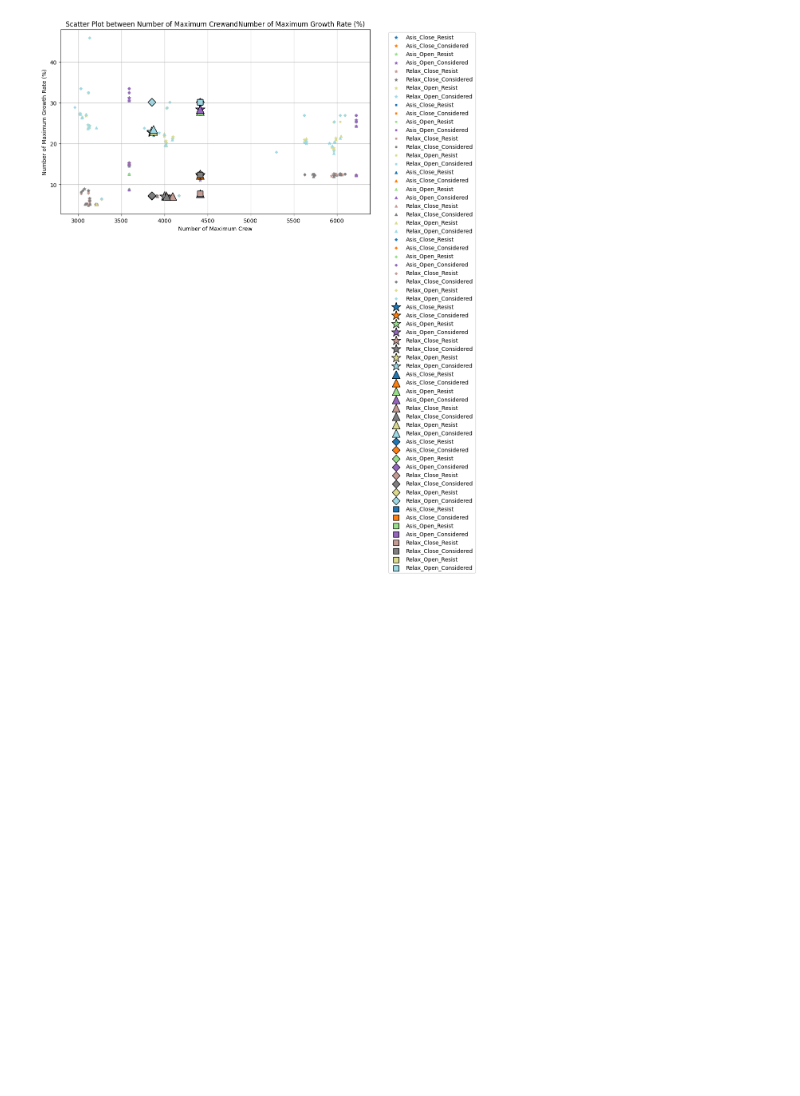
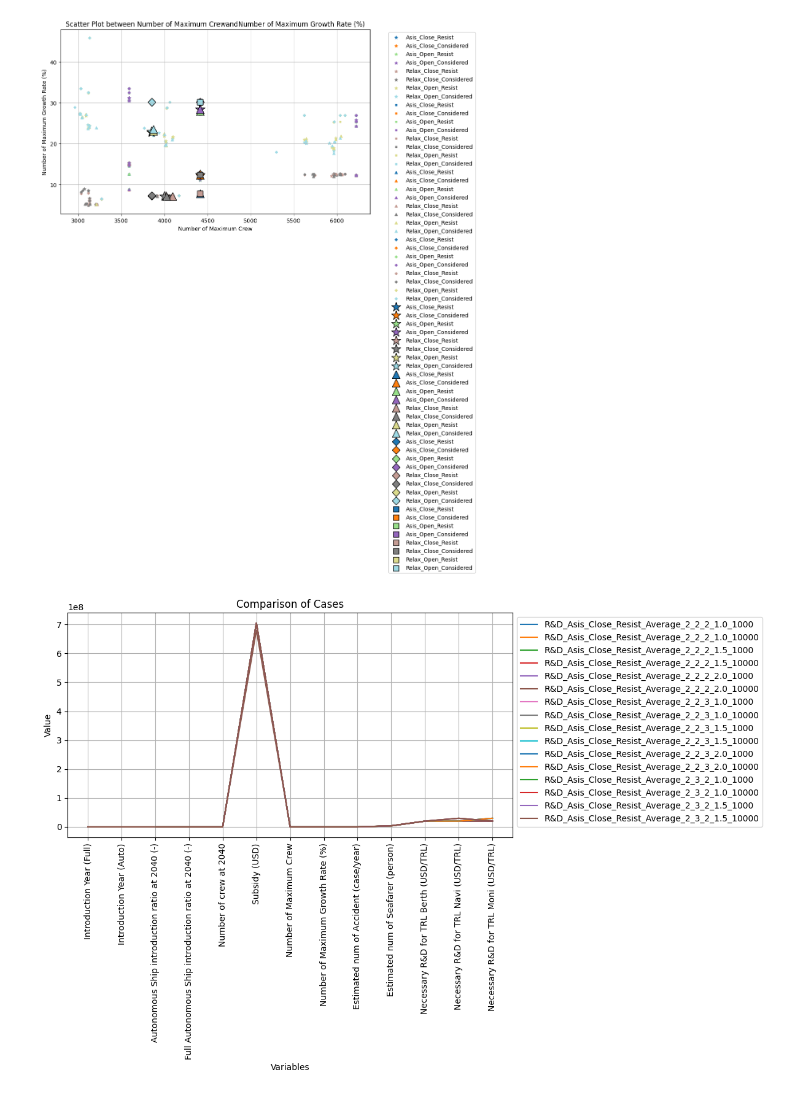
Before and after one commit to tnakash/autoship_trans_sim, a Jupyter notebook: scatter_plot.ipynb, the cells around one changed output. Cells and saved outputs as stored; diff of their text form; code cells hidden in the pictures; blank space fills up the shorter version.

```diff
--- a/scatter_plot.ipynb
+++ b/scatter_plot.ipynb
@@ -93,3 +93,52 @@ ax.grid(True)
 plt.show()
 # %% [output]
 [figure]
+# %%
+import pandas as pd
+import matplotlib.pyplot as plt
+
+# データをDataFrameに読み込む
+data = {
+    "Casename": ["R&D_Asis_Close_Resist_Average_2_2_2_1.0_1000", "R&D_Asis_Close_Resist_Average_2_2_2_1.0_10000",
+                 "R&D_Asis_Close_Resist_Average_2_2_2_1.5_1000", "R&D_Asis_Close_Resist_Average_2_2_2_1.5_10000",
+                 "R&D_Asis_Close_Resist_Average_2_2_2_2.0_1000", "R&D_Asis_Close_Resist_Average_2_2_2_2.0_10000",
+                 "R&D_Asis_Close_Resist_Average_2_2_3_1.0_1000", "R&D_Asis_Close_Resist_Average_2_2_3_1.0_10000",
+                 "R&D_Asis_Close_Resist_Average_2_2_3_1.5_1000", "R&D_Asis_Close_Resist_Average_2_2_3_1.5_10000",
+                 "R&D_Asis_Close_Resist_Average_2_2_3_2.0_1000", "R&D_Asis_Close_Resist_Average_2_2_3_2.0_10000",
+                 "R&D_Asis_Close_Resist_Average_2_3_2_1.0_1000", "R&D_Asis_Close_Resist_Average_2_3_2_1.0_10000",
+                 "R&D_Asis_Close_Resist_Average_2_3_2_1.5_1000", "R&D_Asis_Close_Resist_Average_2_3_2_1.5_10000"],
+    "Introduction Year (Full)": [2034, 2034, 2034, 2034, 2034, 2034, 2034, 2034, 2034, 2034, 2034, 2034, 2040, 2040, 2040, 2040],
+    "Introduction Year (Auto)": [2048, 2048, 2048, 2048, 2048, 2048, None, None, None, None, None, None, None, None, None, None],
+    "Autonomous Ship introduction ratio at 2040 (-)": [63.70143149, 63.70143149, 63.70143149, 63.70143149, 92.22903885, 92.22903885, 63.70143149, 63.70143149, 63.70143149, 63.70143149, 92.22903885, 92.22903885, 9.81595092, 9.81595092, 20.14314928, 20.14314928],
+    "Full Autonomous Ship introduction ratio at 2040 (-)": [0, 0, 0, 0, 0, 0, 0, 0, 0, 0, 0, 0, 0, 0, 0, 0],
+    "Number of crew at 2040": [3851, 3851, 3851, 3851, 3990.5, 3990.5, 3851, 3851, 3851, 3851, 3990.5, 3990.5, 4171, 4171, 4070, 4070],
+    "Subsidy (USD)": [705000000, 705000000, 705000000, 705000000, 705000000, 680000000, 705000000, 705000000, 705000000, 705000000, 705000000, 705000000, 705000000, 705000000, 705000000, 705000000],
+    "Number of Maximum Crew": [4411, 4411, 4411, 4411, 4411, 4411, 4411, 4411, 4411, 4411, 4411, 4411, 4411, 4411, 4411, 4411],
+    "Number of Maximum Growth Rate (%)": [31.94500067, 31.94500067, 27.48800959, 27.48800959, 26.53622251, 27.5862069, 7.284079084, 7.284079084, 7.730673317, 7.730673317, 12.44615733, 27.48027731, 7.284079084, 7.284079084, 7.730673317, 7.730673317],
+    "Estimated num of Accident (case/year)": [0.042093446, 0.042093446, 0.04147469, 0.04147469, 0.038949005, 0.038901842, 0.042477019, 0.042477019, 0.041984593, 0.041984593, 0.040770459, 0.040745879, 0.043361355, 0.043361355, 0.042680275, 0.042680275],
+    "Estimated num of Seafarer (person)": [3773444.536, 3773444.536, 3616977.955, 3616977.955, 3427972.904, 3393711.578, 3860683.66, 3860683.66, 3745408.982, 3745408.982, 3647558.636, 3602137.907, 4128039.469, 4128039.469, 3982301.578, 3982301.578],
+    "Necessary R&D for TRL Berth (USD/TRL)": [20000000, 20000000, 20000000, 20000000, 20000000, 20000000, 20000000, 20000000, 20000000, 20000000, 20000000, 20000000, 20000000, 20000000, 20000000, 20000000],
+    "Necessary R&D for TRL Navi (USD/TRL)": [20000000, 20000000, 20000000, 20000000, 20000000, 20000000, 20000000, 20000000, 20000000, 20000000, 20000000, 20000000, 30000000, 30000000, 30000000, 30000000],
+    "Necessary R&D for TRL Moni (USD/TRL)": [20000000, 20000000, 20000000, 20000000, 20000000, 20000000, 30000000, 30000000, 30000000, 30000000, 30000000, 30000000, 20000000, 20000000, 20000000, 20000000]
+}
+
+df = pd.DataFrame(data)
+
+# Casename列を除いた列を取得
+columns = df.columns[1:]
+
+# グラフを描画
+plt.figure(figsize=(12, 8))
+for casename, row in df.iterrows():
+    plt.plot(columns, row[1:], label=row["Casename"])
+
+plt.title('Comparison of Cases')
+plt.xlabel('Variables')
+plt.ylabel('Value')
+plt.xticks(rotation=90)
+plt.legend(loc='upper left', bbox_to_anchor=(1, 1))
+plt.grid(True)
+plt.tight_layout()
+plt.show()
+# %% [output]
+[figure, added]
```
Also changed, not shown: 5 other files.
